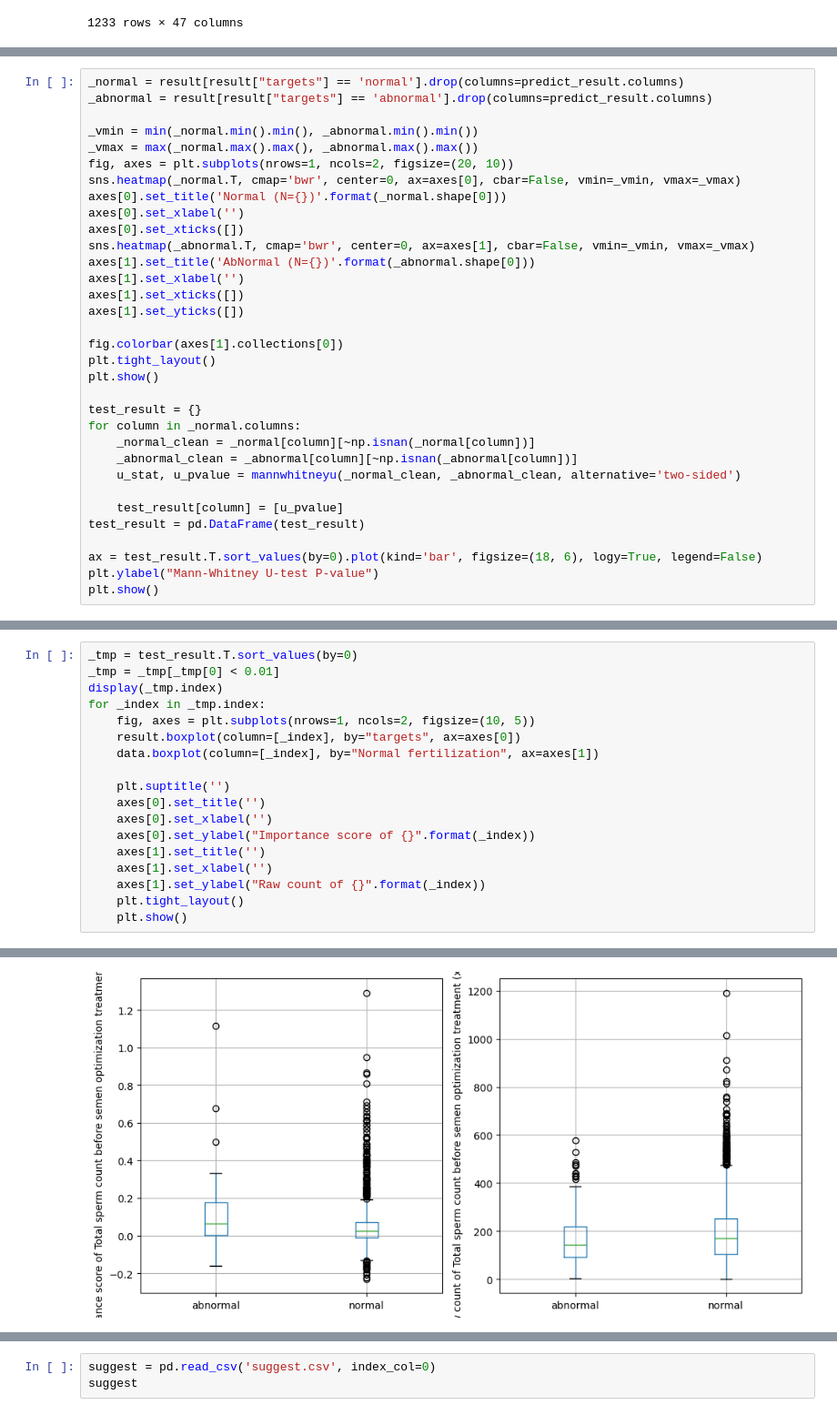
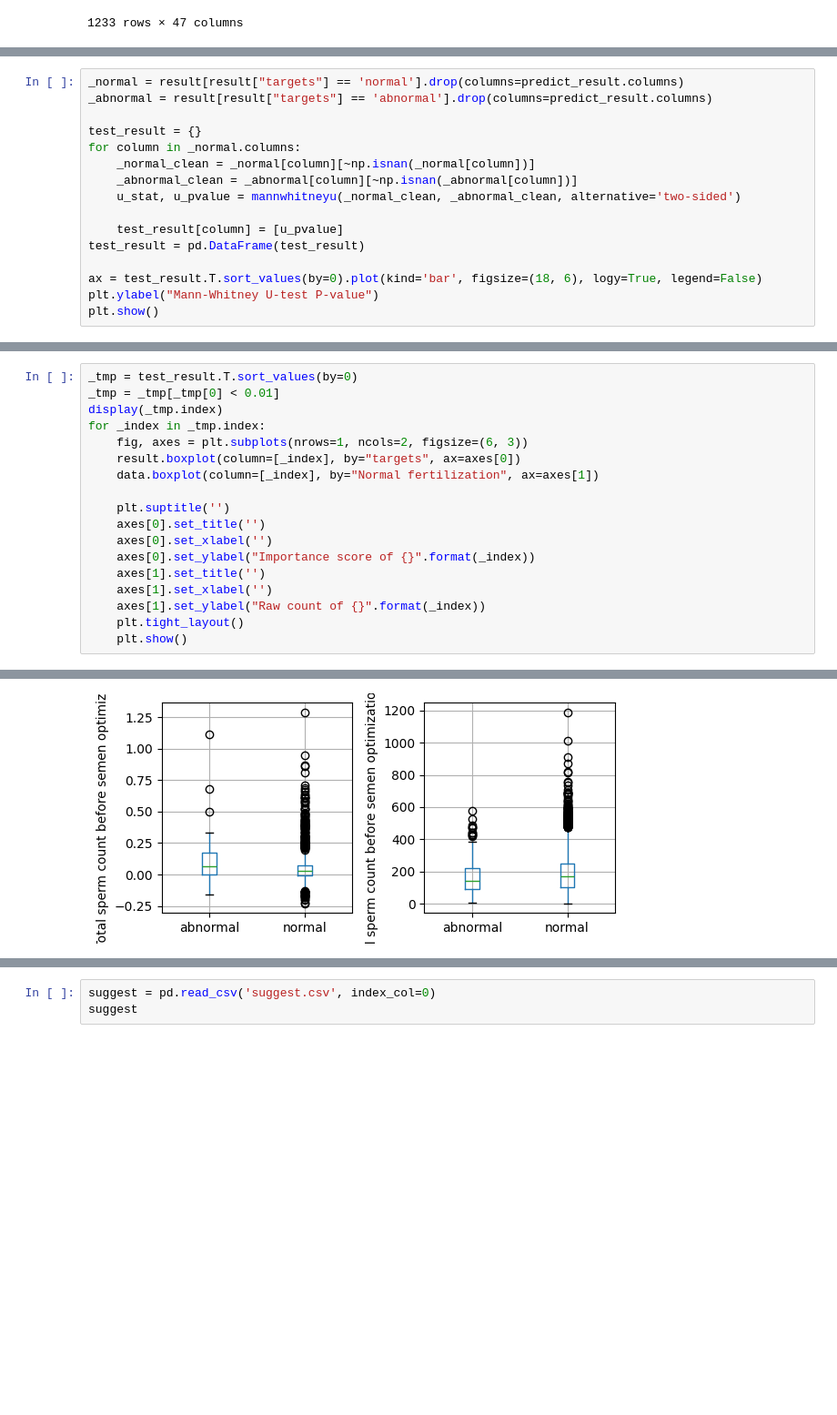
Before and after one commit to LMH0066/Effristor, a Jupyter notebook: ivf/task/analyse/analyse.ipynb, the cells around one changed output, grey strips where cells are left out. Shown at 91% size. Cells and saved outputs as stored; diff of their text form; blank space fills up the shorter version.

```diff
--- a/ivf/task/analyse/analyse.ipynb
+++ b/ivf/task/analyse/analyse.ipynb
@@ -44,23 +98,6 @@ plt.show()
 # %%
 _normal = result[result["targets"] == 'normal'].drop(columns=predict_result.columns)
 _abnormal = result[result["targets"] == 'abnormal'].drop(columns=predict_result.columns)
-
-_vmin = min(_normal.min().min(), _abnormal.min().min())
-_vmax = max(_normal.max().max(), _abnormal.max().max())
-fig, axes = plt.subplots(nrows=1, ncols=2, figsize=(20, 10))
-sns.heatmap(_normal.T, cmap='bwr', center=0, ax=axes[0], cbar=False, vmin=_vmin, vmax=_vmax)
-axes[0].set_title('Normal (N={})'.format(_normal.shape[0]))
-axes[0].set_xlabel('')
-axes[0].set_xticks([])
-sns.heatmap(_abnormal.T, cmap='bwr', center=0, ax=axes[1], cbar=False, vmin=_vmin, vmax=_vmax)
-axes[1].set_title('AbNormal (N={})'.format(_abnormal.shape[0]))
-axes[1].set_xlabel('')
-axes[1].set_xticks([])
-axes[1].set_yticks([])
-
-fig.colorbar(axes[1].collections[0])
-plt.tight_layout()
-plt.show()
 
 test_result = {}
 for column in _normal.columns:
@@ -82,7 +118,7 @@ _tmp = test_result.T.sort_values(by=0)
 _tmp = _tmp[_tmp[0] < 0.01]
 display(_tmp.index)
 for _index in _tmp.index:
-    fig, axes = plt.subplots(nrows=1, ncols=2, figsize=(10, 5))
+    fig, axes = plt.subplots(nrows=1, ncols=2, figsize=(6, 3))
     result.boxplot(column=[_index], by="targets", ax=axes[0])
     data.boxplot(column=[_index], by="Normal fertilization", ax=axes[1])
 
@@ -114 +150 @@ Index(['Previous IVF cycles', 'anti-Müllerian hormone (AMH)', 'E2 at hCG day',
-[figure, old version]
+[figure, new version]
```
Also changed, not shown: parts of 9 cells of this notebook, 19 other files.
